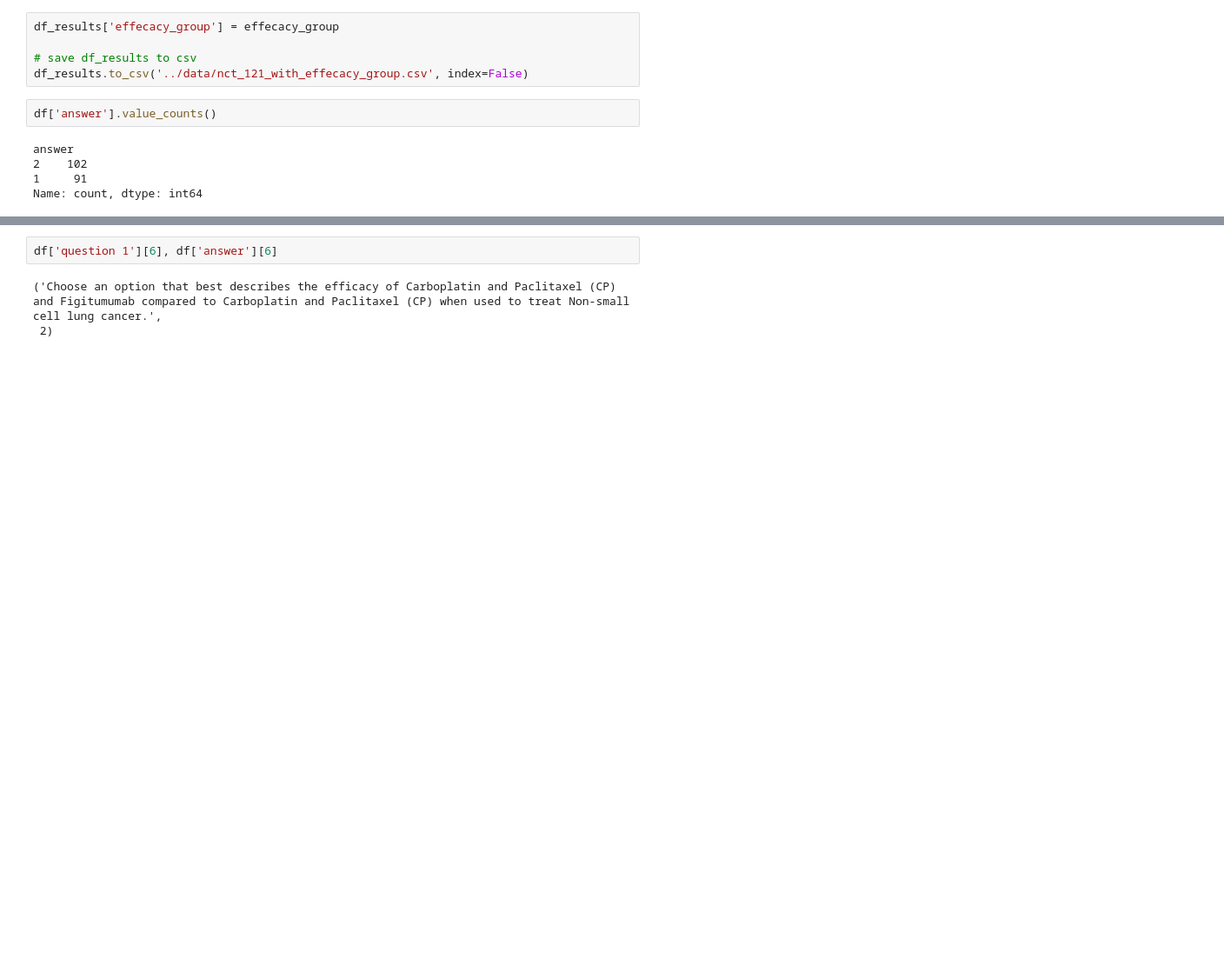
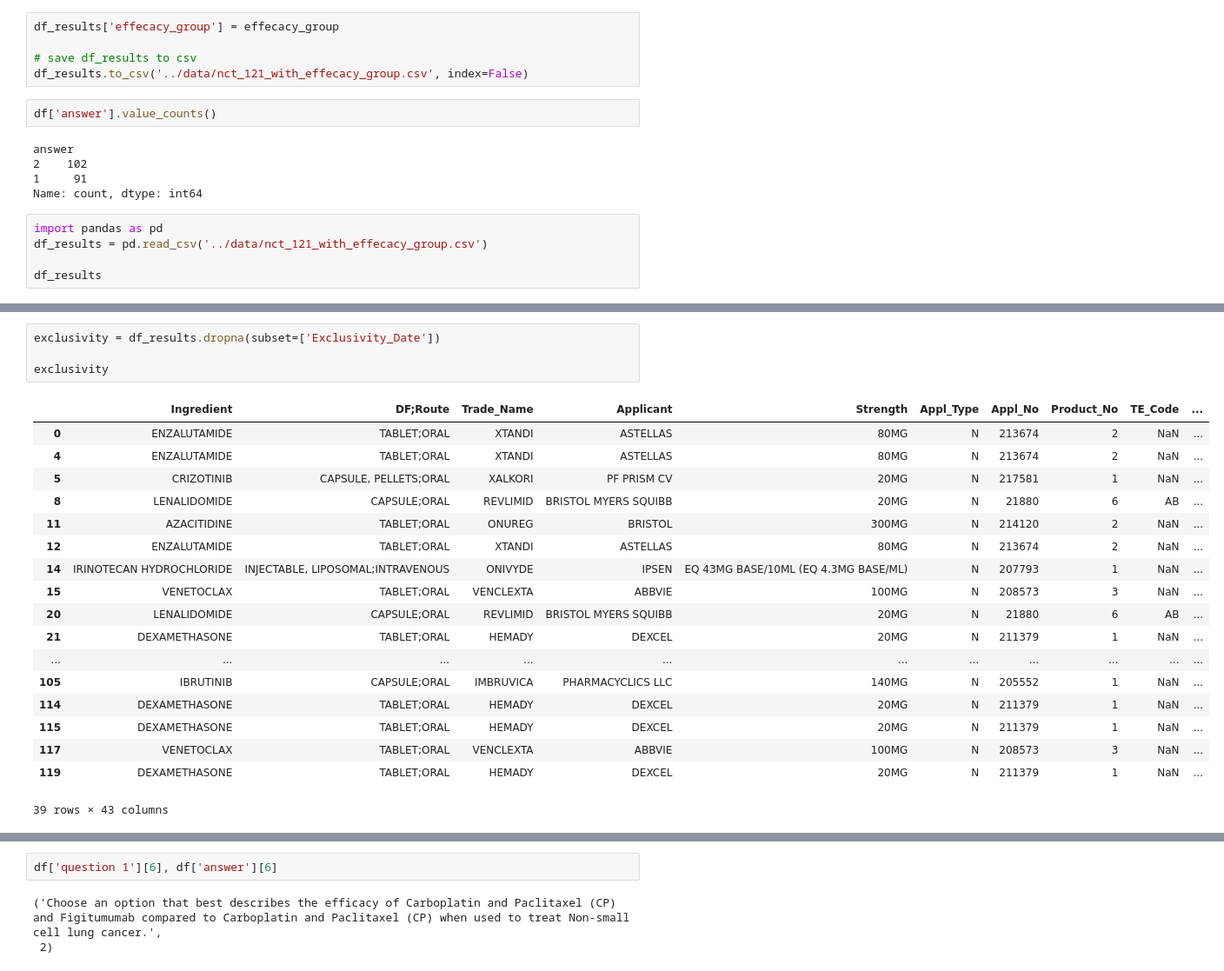
Before and after one commit to shan23chen/MedBrowseComp, a Jupyter notebook: random_helper/Yuxin_prep.ipynb, the cells around one changed output, grey strips where cells are left out. Shown at 87% size. Cells and saved outputs as stored; diff of their text form; blank space fills up the shorter version.

```diff
--- a/random_helper/Yuxin_prep.ipynb
+++ b/random_helper/Yuxin_prep.ipynb
@@ -599,3 +599,8 @@ answer
 2    102
 1     91
 Name: count, dtype: int64
+# %%
+import pandas as pd
+df_results = pd.read_csv('../data/nct_121_with_effecacy_group.csv')
+
+df_results
@@ -601,0 +621,23 @@ Name: count, dtype: int64
+# %%
+exclusivity = df_results.dropna(subset=['Exclusivity_Date'])
+
+exclusivity
+# %% [output]
+|  | Ingredient | DF;Route | Trade_Name | Applicant | Strength | Appl_Type | Appl_No | Product_No | TE_Code | ... |
+| 0 | ENZALUTAMIDE | TABLET;ORAL | XTANDI | ASTELLAS | 80MG | N | 213674 | 2 | NaN | ... |
+| 4 | ENZALUTAMIDE | TABLET;ORAL | XTANDI | ASTELLAS | 80MG | N | 213674 | 2 | NaN | ... |
+| 5 | CRIZOTINIB | CAPSULE, PELLETS;ORAL | XALKORI | PF PRISM CV | 20MG | N | 217581 | 1 | NaN | ... |
+| 8 | LENALIDOMIDE | CAPSULE;ORAL | REVLIMID | BRISTOL MYERS SQUIBB | 20MG | N | 21880 | 6 | AB | ... |
+| 11 | AZACITIDINE | TABLET;ORAL | ONUREG | BRISTOL | 300MG | N | 214120 | 2 | NaN | ... |
+| 12 | ENZALUTAMIDE | TABLET;ORAL | XTANDI | ASTELLAS | 80MG | N | 213674 | 2 | NaN | ... |
+| 14 | IRINOTECAN HYDROCHLORIDE | INJECTABLE, LIPOSOMAL;INTRAVENOUS | ONIVYDE | IPSEN | EQ 43MG BASE/10ML (EQ 4.3MG BASE/ML) | N | 207793 | 1 | NaN | ... |
+| 15 | VENETOCLAX | TABLET;ORAL | VENCLEXTA | ABBVIE | 100MG | N | 208573 | 3 | NaN | ... |
+| 20 | LENALIDOMIDE | CAPSULE;ORAL | REVLIMID | BRISTOL MYERS SQUIBB | 20MG | N | 21880 | 6 | AB | ... |
+| 21 | DEXAMETHASONE | TABLET;ORAL | HEMADY | DEXCEL | 20MG | N | 211379 | 1 | NaN | ... |
+| ... | ... | ... | ... | ... | ... | ... | ... | ... | ... | ... |
+| 105 | IBRUTINIB | CAPSULE;ORAL | IMBRUVICA | PHARMACYCLICS LLC | 140MG | N | 205552 | 1 | NaN | ... |
+| 114 | DEXAMETHASONE | TABLET;ORAL | HEMADY | DEXCEL | 20MG | N | 211379 | 1 | NaN | ... |
+| 115 | DEXAMETHASONE | TABLET;ORAL | HEMADY | DEXCEL | 20MG | N | 211379 | 1 | NaN | ... |
+| 117 | VENETOCLAX | TABLET;ORAL | VENCLEXTA | ABBVIE | 100MG | N | 208573 | 3 | NaN | ... |
+| 119 | DEXAMETHASONE | TABLET;ORAL | HEMADY | DEXCEL | 20MG | N | 211379 | 1 | NaN | ... |
+39 rows × 43 columns
```
Also changed, not shown: parts of 3 cells of this notebook, 14 other files.
